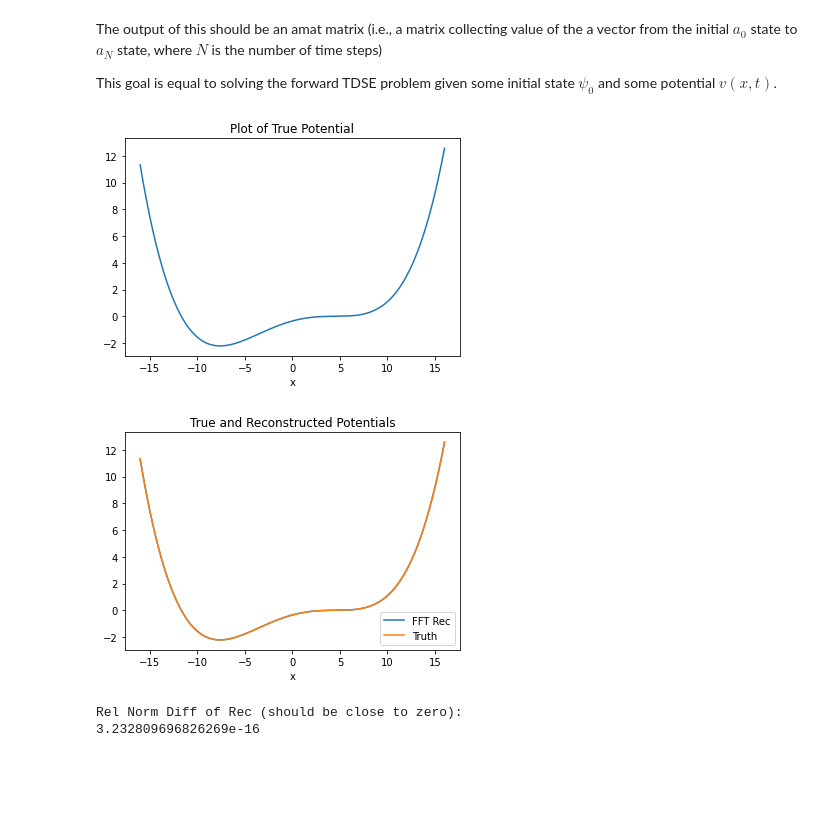
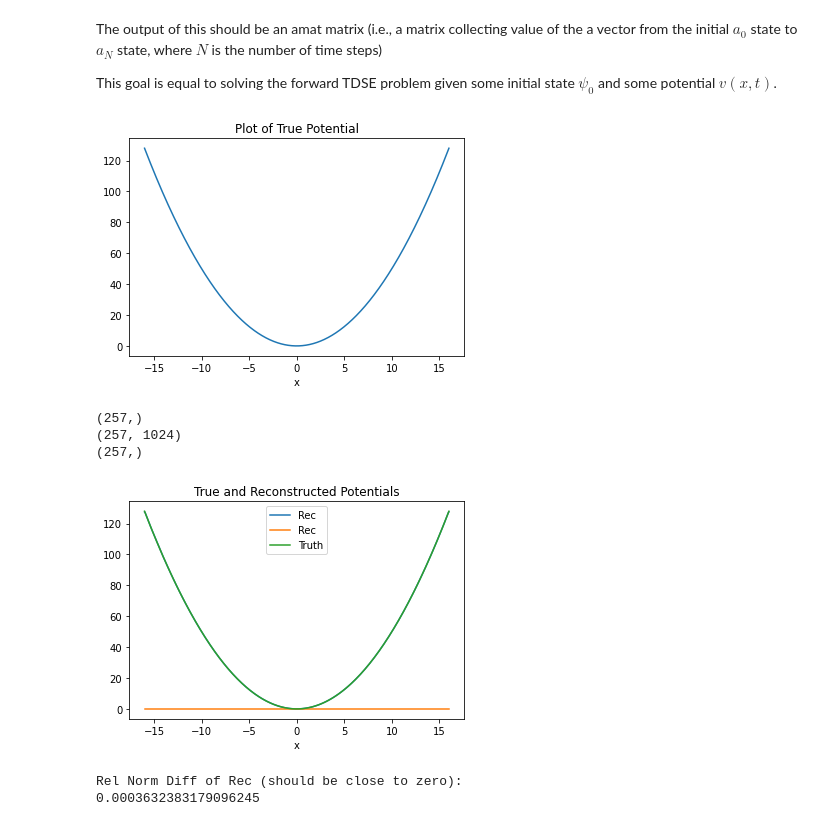
Before and after one commit to kbcollins/tdse, a Jupyter notebook: tdse-adj-gauss-train-data-gen-kbc.ipynb, the cells around one changed output. Cells and saved outputs as stored; diff of their text form; code cells hidden in the pictures; blank space fills up the shorter version.

```diff
--- a/tdse-adj-gauss-train-data-gen-kbc.ipynb
+++ b/tdse-adj-gauss-train-data-gen-kbc.ipynb
@@ -47,11 +47,11 @@ Fmat = (1 / np.sqrt(2 * l)) * np.exp(1j * np.pi * np.outer(nvec, xvec) / l)
 
 def v(x):
     # dimensionless quantum harmonic oscillator potential
-    # return 0.5 * x**2
+    return 0.5 * x**2
     # rescaled symmetric double well potential
     # return 0.0025*(x**2 - 25)**2
     # scaled asymmetric double well potential
-    return 0.0003*((x-3)**4 + 10*(x-5)**3)
+    # return 0.0003*((x-3)**4 + 10*(x-5)**3)
     # soft coulomb potential
     # return -1 / np.sqrt(x**2 + 0.25)
 
@@ -64,59 +64,68 @@ plt.title('Plot of True Potential')
 plt.xlabel('x')
 plt.show()
 # %% [output]
-[figure, old version]
+[figure, new version]
 # %%
 # transform true potential to Fourier basis
 
 # Fres can be adjusted to improve the Fourier basis resolution
 # if we set Fres = 1, then Fsample = 2*nfb, which is the
-# Nyquist frequency
+# Nyquist frequency (which is low quality?)
 # Fres = 100
 # Fsample = Fres * 2 * nF
+# print(Fsample)
 # Fxvec = np.linspace(-l, l, Fsample + 2)
-# Fvtruvec = np.fft.rfft(v(Fxvec), norm='forward')
-# Fvtruvecrec1 = np.fft.irfft(Fvtruvec, norm='forward')
-Fvvec = np.fft.rfft(vtruvec, norm='forward')
-Fvvecrec = np.fft.irfft(Fvvec, norm='forward')
-
-# plot potentials
-plt.plot(xvec, Fvvecrec, '-', label='FFT Rec')
-plt.plot(xvec, vtruvec, label='Truth')
-plt.title('True and Reconstructed Potentials')
-plt.xlabel('x')
-plt.legend()
-plt.show()
-
-print('Rel Norm Diff of Rec (should be close to zero):', nl.norm(vtruvec - Fvvecrec) / nl.norm(vtruvec), sep='\n')
+# Fvvec = np.fft.rfft(v(Fxvec), norm='forward')
+# print(Fvvec.shape)
+# print(Fmat.shape)
+# Fvvecrec = np.fft.irfft(Fvvec, norm='forward')
+# print(Fvvecrec.shape)
 
 # compute Fourier basis representation of potential
 # using a quadrature method
 # FFT method gives reconstructions with a RND on the
 # order of 1e-16, while the quadrature method is on
 # order of 1e-4, so the FFT is more accurate
-# def vintegrand(x):
-#     return v(x) * np.exp(-1j * np.pi * nvec * x / l) / np.sqrt(2 * l)
+def vintegrand(x):
+    return v(x) * np.exp(-1j * np.pi * nvec * x / l) / np.sqrt(2 * l)
 # vquadrtn = si.quad_vec(vintegrand, -l, l)[0]
-# print(vquadrtn.shape)
-# print(Fmat.shape)
+print(vquadrtn.shape)
+print(Fmat.shape)
 # Fvtruvecrec2 = vquadrtn @ Fmat
+Fvvec = si.quad_vec(vintegrand, -l, l)[0]
+Fvvecrec = Fvvec @ Fmat
+print(Fvvec.shape)
 
 # plot potentials
 # plt.plot(Fxvec, Fvtruvecrec1, '-', label='FFT')
 # plt.plot(xvec, Fvtruvecrec2.real, '-', label='quad real')
 # plt.plot(xvec, Fvtruvecrec2.imag, '-', label='quad imag')
 # plt.plot(xvec, vtruvec, label='Truth')
 # plt.title('True and Reconstructed Fourier Basis Potentials')
 # plt.xlabel('x')
 # plt.legend()
 # plt.show()
 
 # print('Rel Norm Diff FFT:', nl.norm(vtruvec - Fvtruvecrec1) / nl.norm(vtruvec))
 # print('Rel Norm Diff quad:', nl.norm(vtruvec - Fvtruvecrec2) / nl.norm(vtruvec))
+
+# plot potentials
+plt.plot(xvec, Fvvecrec.real, '-', label='Rec')
+plt.plot(xvec, Fvvecrec.imag, '-', label='Rec')
+plt.plot(xvec, vtruvec, label='Truth')
+plt.title('True and Reconstructed Potentials')
+plt.xlabel('x')
+plt.legend()
+plt.show()
+
+print('Rel Norm Diff of Rec (should be close to zero):', nl.norm(vtruvec - Fvvecrec) / nl.norm(vtruvec), sep='\n')
 # %% [output]
+(257,)
+(257, 1024)
+(257,)
-[figure, old version]
+[figure, new version]
-Rel Norm Diff of Rec (should be close to zero):
-3.232809696826269e-16
+Rel Norm Diff of Rec (should be close to zero):
+0.0003632383179096245
 # %%
 # define initial state and transform to Fourier basis
 
```
Also changed, not shown: parts of 2 cells of this notebook.
